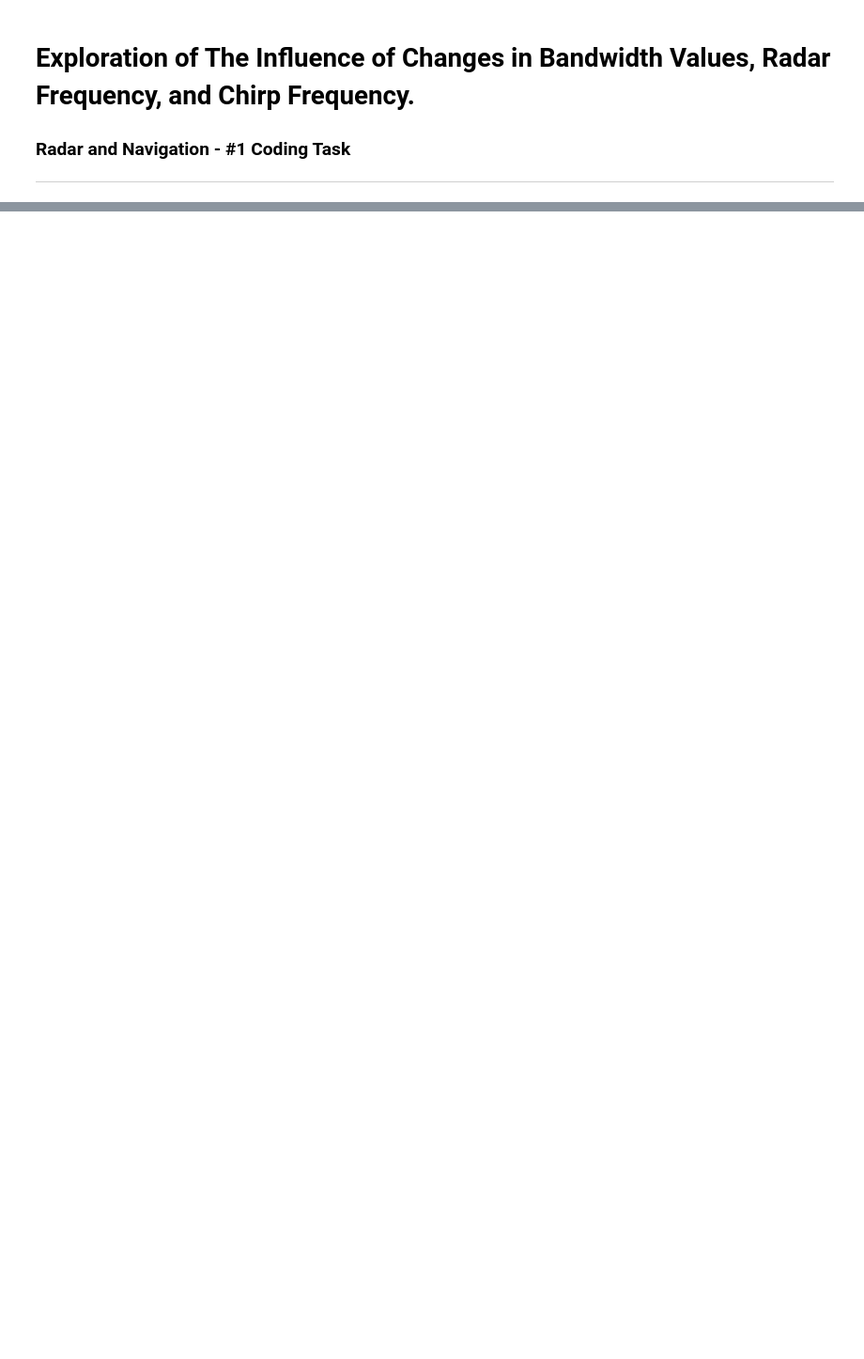
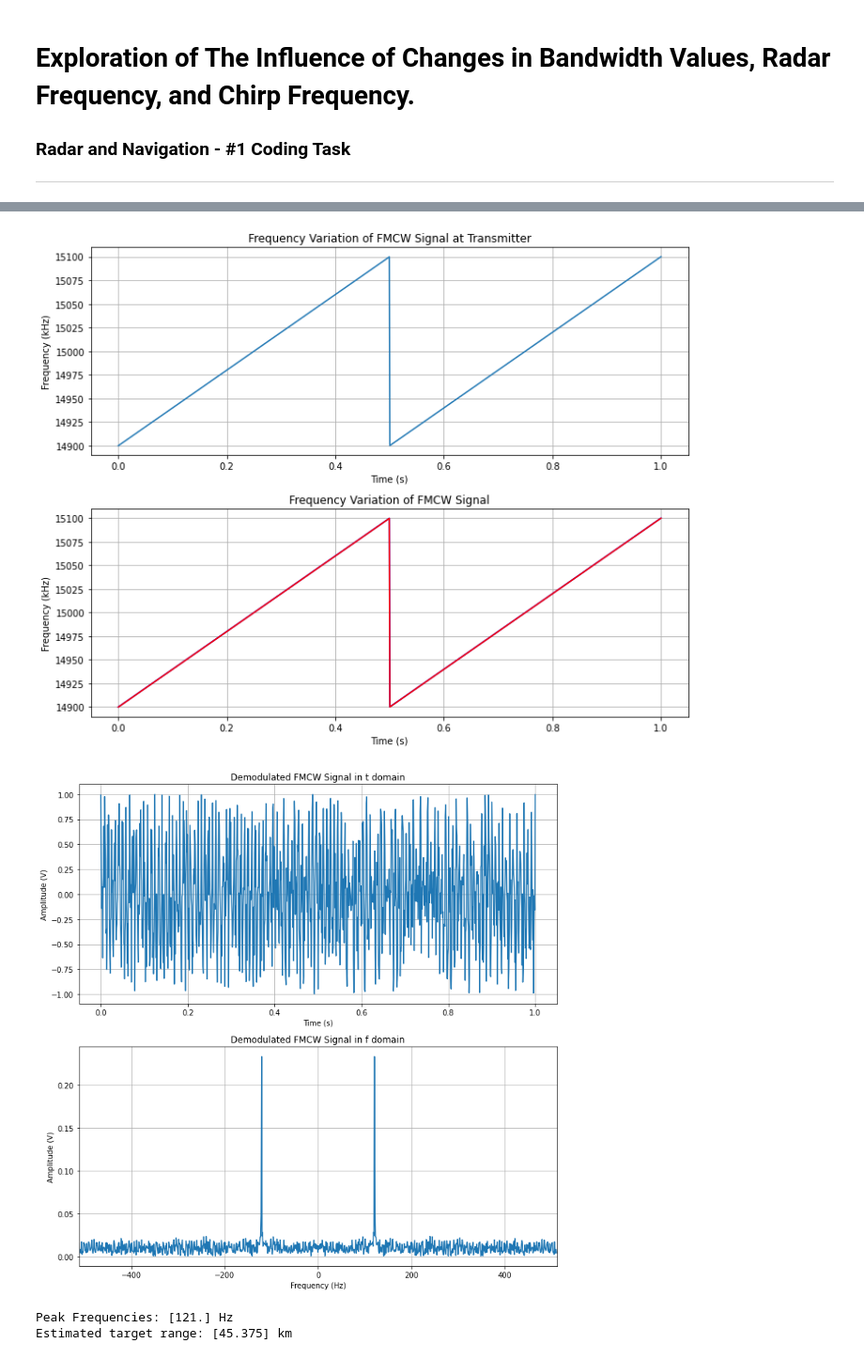
Before and after one commit to naufalmuafi/fmcw-radar_simulation, a Jupyter notebook: explore_fmcw.ipynb, the cells around one changed output, grey strips where cells are left out. Shown at 94% size. Cells and saved outputs as stored; diff of their text form; code cells hidden in the pictures; blank space fills up the shorter version.

```diff
--- a/explore_fmcw.ipynb
+++ b/explore_fmcw.ipynb
@@ -192,0 +185,8 @@ Estimated target range: [45.75] km
+# %%
+# fc - bw -fr
+fmcw_explore(15e6, 2e5, 2)
+# %% [output]
+[figure, added]
+[figure, added]
+Peak Frequencies: [121.] Hz
+Estimated target range: [45.375] km
```
Also changed, not shown: parts of 7 cells of this notebook.
